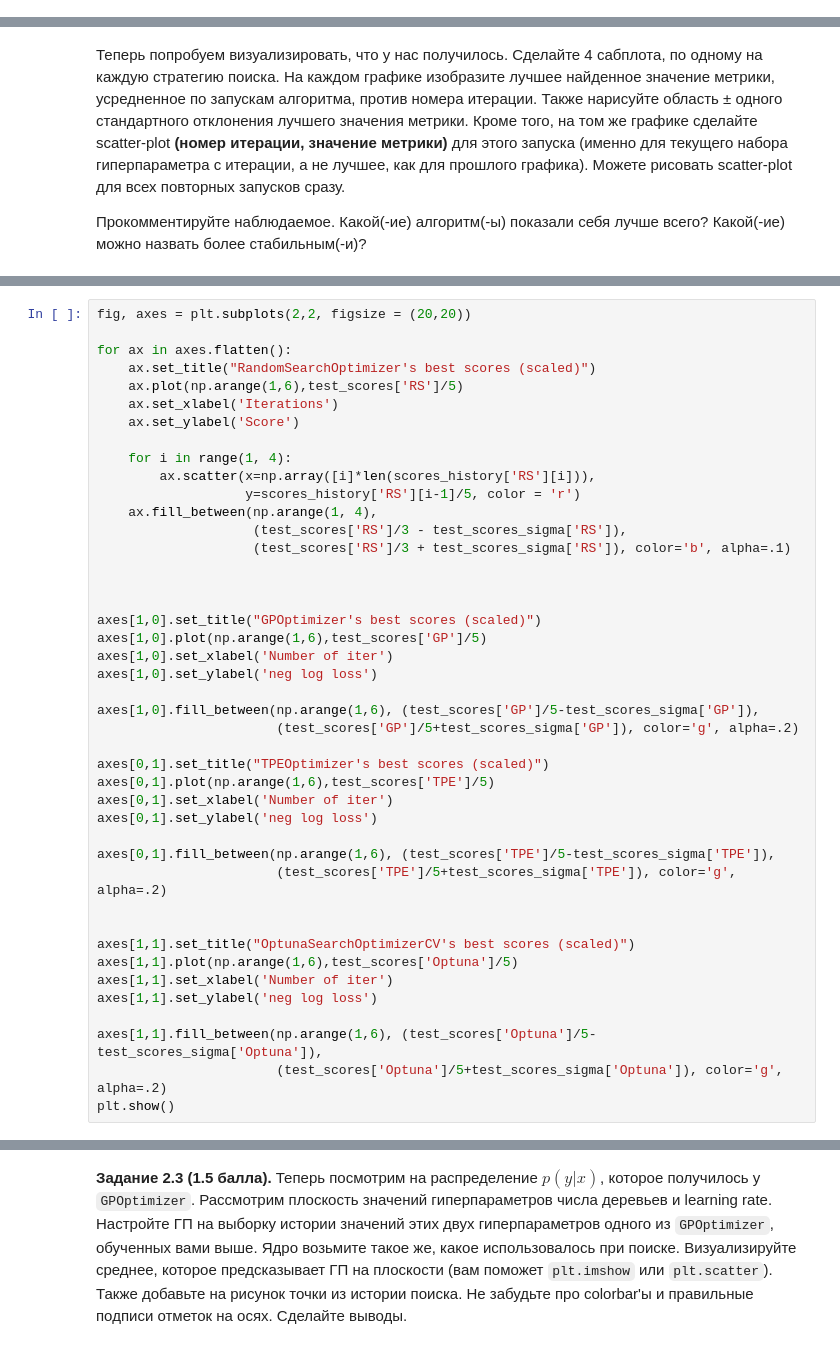
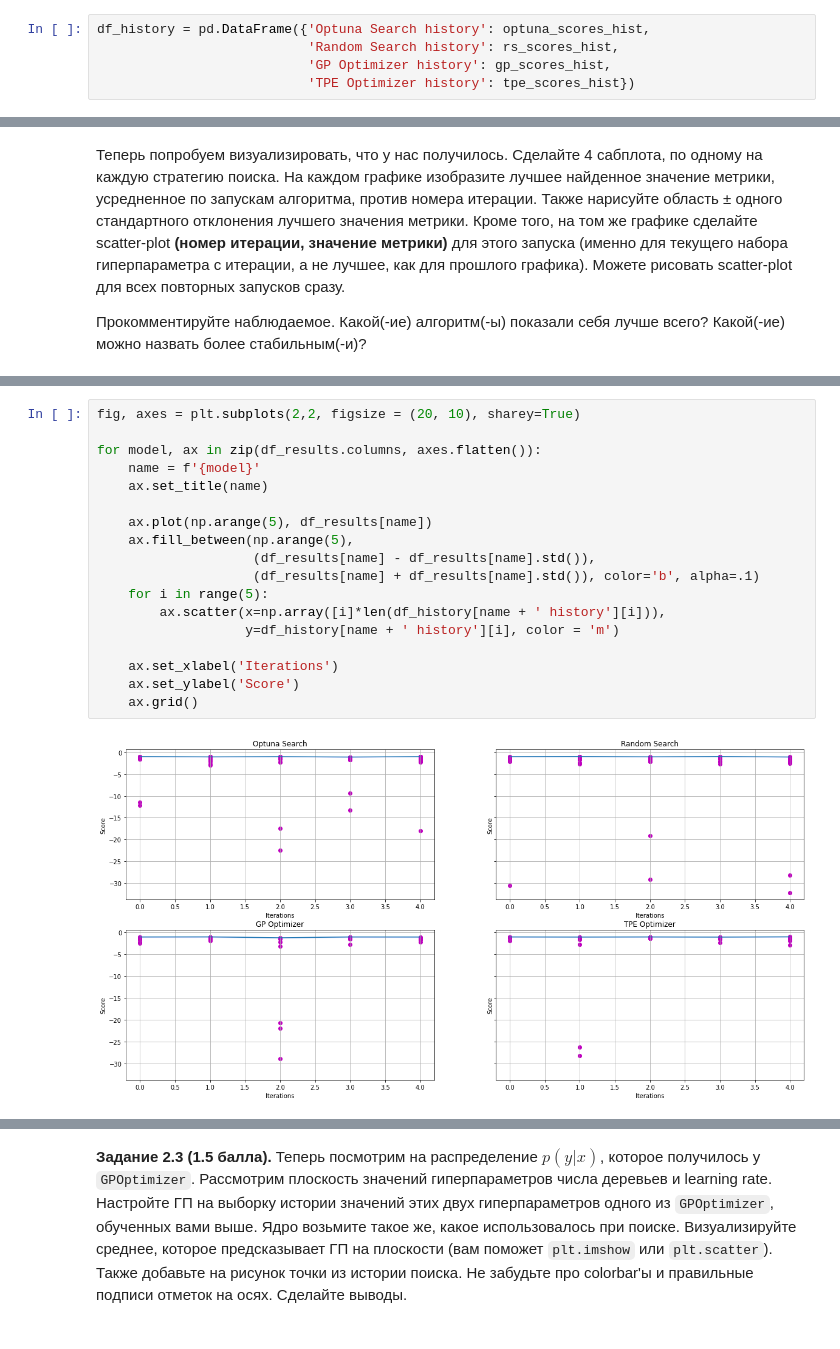
Before and after one commit to Zhan21/ml-course-hse, a Jupyter notebook: 2021-spring/homeworks-practice/homework-practice-14-hyperopt/homework-practice-14-hyperopt-Zhumataev.ipynb, the cells around one changed output, grey strips where cells are left out. Saved outputs shown, nothing was run; the diff lists cells and outputs as text.

```diff
--- a/2021-spring/homeworks-practice/homework-practice-14-hyperopt/homework-practice-14-hyperopt-Zhumataev.ipynb
+++ b/2021-spring/homeworks-practice/homework-practice-14-hyperopt/homework-practice-14-hyperopt-Zhumataev.ipynb
@@ -537,0 +654,5 @@ tpe_search.fit(X_train, y_train)
+# %%
+df_history = pd.DataFrame({'Optuna Search history': optuna_scores_hist,
+                           'Random Search history': rs_scores_hist,
+                           'GP Optimizer history': gp_scores_hist,
+                           'TPE Optimizer history': tpe_scores_hist})
@@ -544,43 +686,20 @@ import matplotlib.pyplot as plt
 # %%
-fig, axes = plt.subplots(2,2, figsize = (20,20))
+fig, axes = plt.subplots(2,2, figsize = (20, 10), sharey=True)
 
-for ax in axes.flatten():
-    ax.set_title("RandomSearchOptimizer's best scores (scaled)")
-    ax.plot(np.arange(1,6),test_scores['RS']/5)
+for model, ax in zip(df_results.columns, axes.flatten()):
+    name = f'{model}'
+    ax.set_title(name)
+
+    ax.plot(np.arange(5), df_results[name])
+    ax.fill_between(np.arange(5),
+                    (df_results[name] - df_results[name].std()),
+                    (df_results[name] + df_results[name].std()), color='b', alpha=.1)
+    for i in range(5):
+        ax.scatter(x=np.array([i]*len(df_history[name + ' history'][i])),
+                   y=df_history[name + ' history'][i], color = 'm')
+
     ax.set_xlabel('Iterations')
     ax.set_ylabel('Score')
-
-    for i in range(1, 4):
-        ax.scatter(x=np.array([i]*len(scores_history['RS'][i])),
-                   y=scores_history['RS'][i-1]/5, color = 'r')
-    ax.fill_between(np.arange(1, 4),
-                    (test_scores['RS']/3 - test_scores_sigma['RS']),
-                    (test_scores['RS']/3 + test_scores_sigma['RS']), color='b', alpha=.1)
-
-
-
-axes[1,0].set_title("GPOptimizer's best scores (scaled)")
-axes[1,0].plot(np.arange(1,6),test_scores['GP']/5)
-axes[1,0].set_xlabel('Number of iter')
-axes[1,0].set_ylabel('neg log loss')
-
-axes[1,0].fill_between(np.arange(1,6), (test_scores['GP']/5-test_scores_sigma['GP']),
-                       (test_scores['GP']/5+test_scores_sigma['GP']), color='g', alpha=.2)
-
-axes[0,1].set_title("TPEOptimizer's best scores (scaled)")
-axes[0,1].plot(np.arange(1,6),test_scores['TPE']/5)
-axes[0,1].set_xlabel('Number of iter')
-axes[0,1].set_ylabel('neg log loss')
-
-axes[0,1].fill_between(np.arange(1,6), (test_scores['TPE']/5-test_scores_sigma['TPE']),
-                       (test_scores['TPE']/5+test_scores_sigma['TPE']), color='g', alpha=.2)
-
-
-axes[1,1].set_title("OptunaSearchOptimizerCV's best scores (scaled)")
-axes[1,1].plot(np.arange(1,6),test_scores['Optuna']/5)
-axes[1,1].set_xlabel('Number of iter')
-axes[1,1].set_ylabel('neg log loss')
-
-axes[1,1].fill_between(np.arange(1,6), (test_scores['Optuna']/5-test_scores_sigma['Optuna']),
-                       (test_scores['Optuna']/5+test_scores_sigma['Optuna']), color='g', alpha=.2)
-plt.show()
+    ax.grid()
+# %% [output]
+[figure, added]
```
Also changed, not shown: parts of 93 cells of this notebook, 1 other file.
